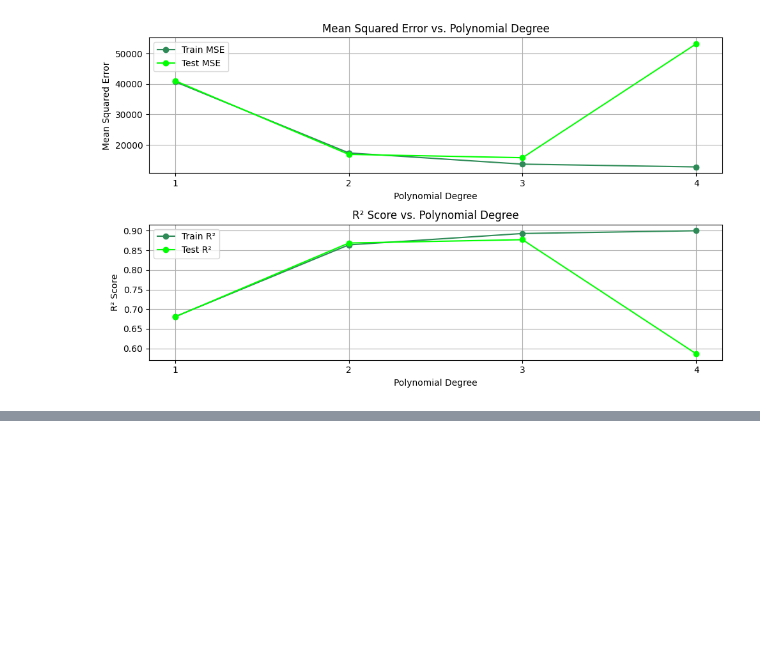
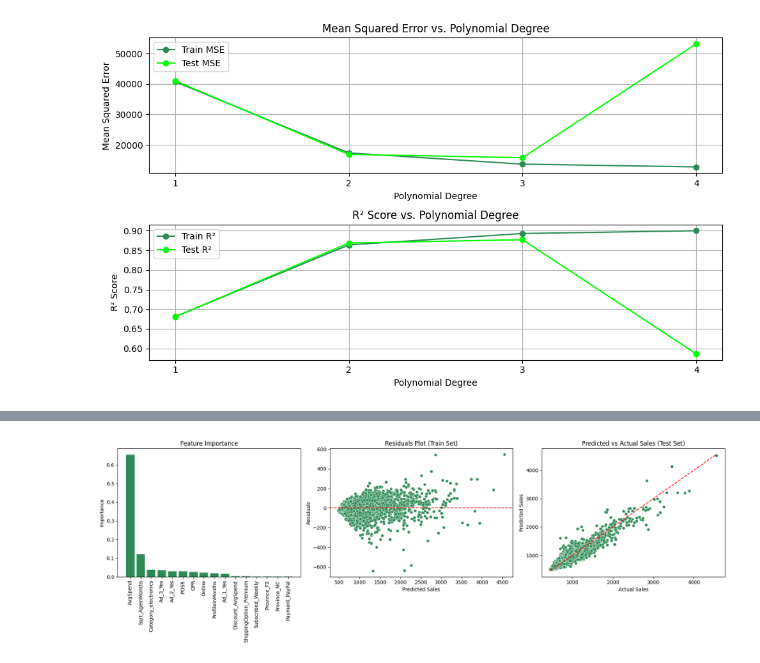
Before and after one commit to TiaanViviers/ShopAlot_analysis, a Jupyter notebook: notebooks/Group22.ipynb, the cells around one changed output, grey strips where cells are left out. Drawn from its saved outputs; the diff is of its cells as text; code cells hidden in the pictures; blank space fills up the shorter version.

```diff
--- a/notebooks/Group22.ipynb
+++ b/notebooks/Group22.ipynb
@@ -1035,0 +1086,35 @@ Degree: 4
+# %%
+# Create a 1x3 subplot for the three plots
+fig, axes = plt.subplots(1, 3, figsize=(18, 6))
+
+# 1. Feature Importance Plot
+importances = rf_model.feature_importances_
+indices = np.argsort(importances)[::-1]
+features = x_train_selected.columns
+
+axes[0].bar(range(x_train_selected.shape[1]), importances[indices], align="center", color='seagreen')
+axes[0].set_title("Feature Importance")
+axes[0].set_xticks(range(x_train_selected.shape[1]))
+axes[0].set_xticklabels(features[indices], rotation=90)
+axes[0].set_ylabel("Importance")
+
+# 2. Residuals Plot (Train Set)
+train_residuals = y_train - y_train_rf_pred
+sns.scatterplot(x=y_train_rf_pred, y=train_residuals, color='seagreen', ax=axes[1])
+axes[1].axhline(0, color='red', linestyle='--')
+axes[1].set_title("Residuals Plot (Train Set)")
+axes[1].set_xlabel("Predicted Sales")
+axes[1].set_ylabel("Residuals")
+
+# 3. Predicted vs Actual Values (Test Set)
+sns.scatterplot(x=y_test, y=y_test_rf_pred, color='seagreen', ax=axes[2])
+axes[2].plot([y_test.min(), y_test.max()], [y_test.min(), y_test.max()], '--', color='red')
+axes[2].set_title("Predicted vs Actual Sales (Test Set)")
+axes[2].set_xlabel("Actual Sales")
+axes[2].set_ylabel("Predicted Sales")
+
+# Adjust layout to prevent overlap
+plt.tight_layout()
+plt.show()
+# %% [output]
+[figure, added]
```
Also changed, not shown: parts of 7 cells of this notebook.
